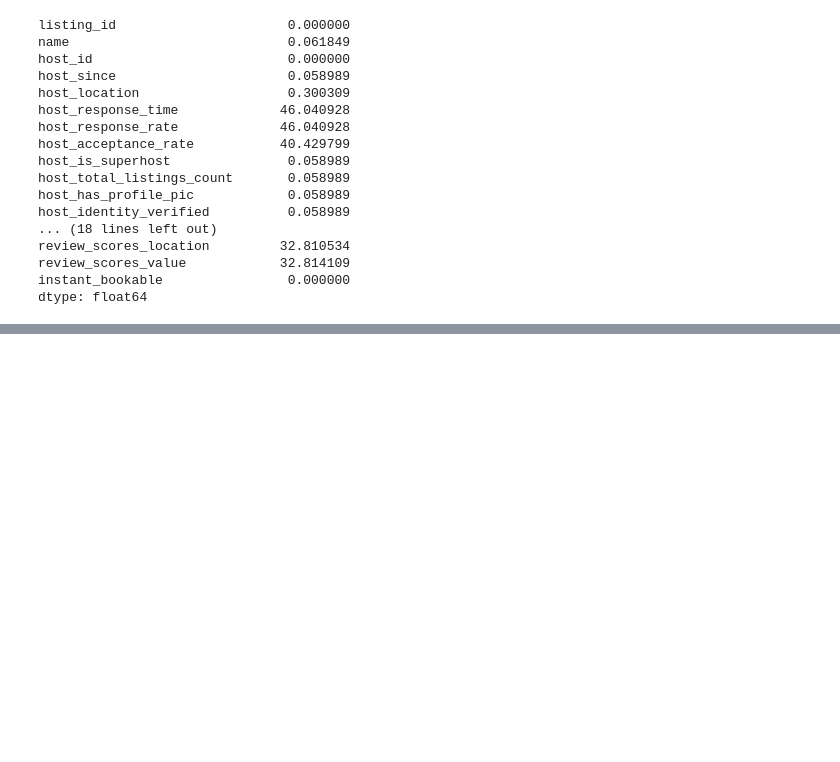
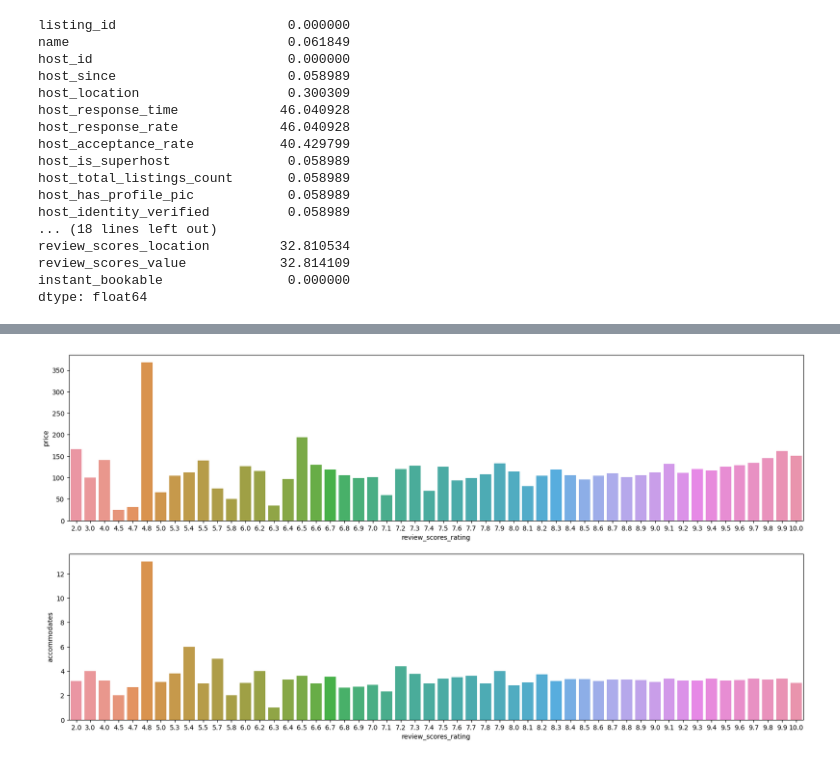
Before and after one commit to setu-shah/Airbnb-ML-Project, a Jupyter notebook: Setu - BA 810 Project.ipynb, the cells around one changed output, grey strips where cells are left out. Cells and saved outputs as stored; diff of their text form; code cells hidden in the pictures; blank space fills up the shorter version.

```diff
--- a/Setu - BA 810 Project.ipynb
+++ b/Setu - BA 810 Project.ipynb
@@ -100,0 +171,15 @@ dtype: float64
+# %%
+# Plotting mean number of accommodates and mean price by number of bedrooms
+
+temp.review_scores_rating = temp.review_scores_rating / 10
+
+df_review = temp.groupby('review_scores_rating')[['accommodates', 'price']].agg('mean').reset_index()
+
+fig, ax = plt.subplots(2, 1, figsize = (20, 10))
+
+sns.barplot(df_review, x = 'review_scores_rating', y = 'price', ax = ax[0])
+sns.barplot(df_review, x = 'review_scores_rating', y = 'accommodates', ax = ax[1])
+
+plt.show();
+# %% [output]
+[figure, added]
```
Also changed, not shown: parts of 23 cells of this notebook.
